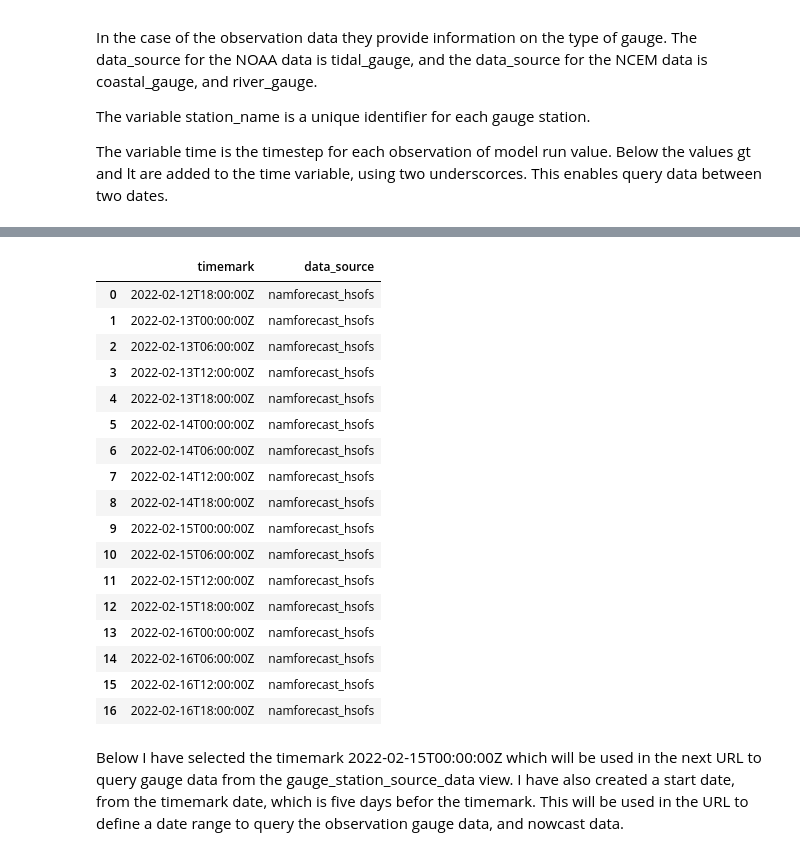
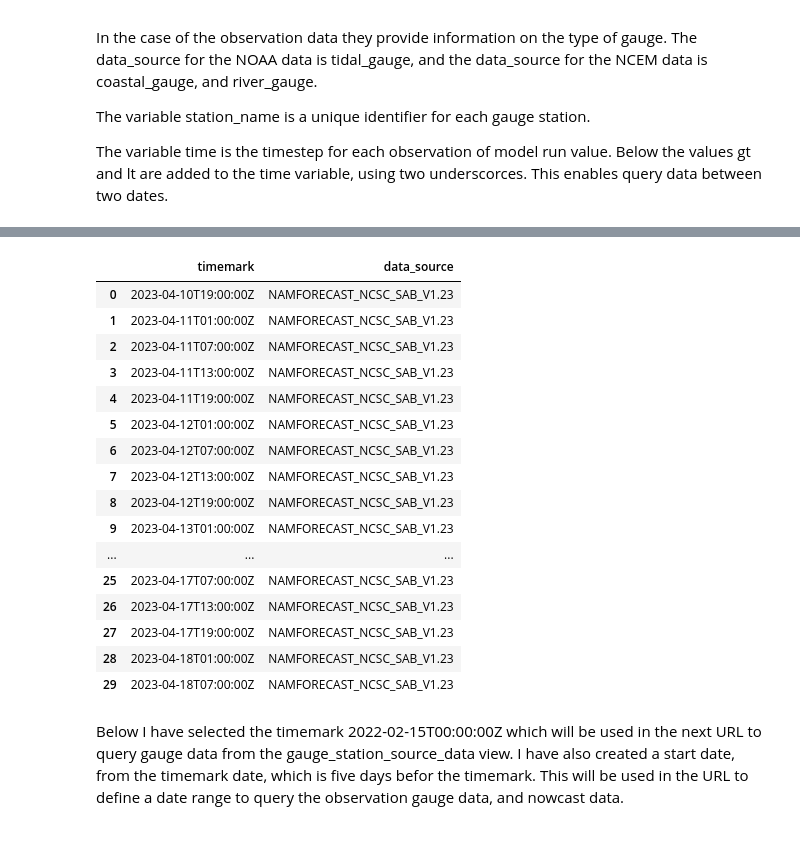
Before and after one commit to RENCI/apsviz-timeseriesdb-ingest, a Jupyter notebook: notebooks/plotDRF.ipynb, the cells around one changed output, grey strips where cells are left out. Cells and saved outputs as stored; diff of their text form; code cells hidden in the pictures.

```diff
--- a/notebooks/plotDRF.ipynb
+++ b/notebooks/plotDRF.ipynb
@@ -42,8 +42,7 @@ The variable station_name is a unique identifier for each gauge station.
 
 The variable time is the timestep for each observation of model run value. Below the values gt and lt are added to the time variable, using two underscorces. This enables query data between two dates.
 # %%
-urlstr = 'http://test-apsviz-timeseries.apps.renci.org/api/gauge_timemark/?fields=timemark,data_source&data_source=NAMFORECAST_NCSC_SAB_V1.23&station_name=8651370&time__gt=2023-04-10T00:00:00Z&time__lt=2023-04-20T00:00:00Z&psize=100000&format=json'
-
+urlstr = 'https://test-apsviz-timeseries-dev.apps.renci.org/api/gauge_timemark/?fields=timemark,data_source&data_source=NAMFORECAST_NCSC_SAB_V1.23&station_name=8651370&time__gt=2023-04-10T00:00:00Z&time__lt=2023-04-20T00:00:00Z&psize=100000&format=json'
 start_time = datetime.now()
 with urllib.request.urlopen(urlstr) as url:
     data = json.loads(url.read().decode())
@@ -57,21 +56,20 @@ Time elapsed (hh:mm:ss.ms) 0:00:00.324542
 |  | timemark | data_source |
-| 0 | 2022-02-12T18:00:00Z | namforecast_hsofs |
-| 1 | 2022-02-13T00:00:00Z | namforecast_hsofs |
-| 2 | 2022-02-13T06:00:00Z | namforecast_hsofs |
-| 3 | 2022-02-13T12:00:00Z | namforecast_hsofs |
-| 4 | 2022-02-13T18:00:00Z | namforecast_hsofs |
-| 5 | 2022-02-14T00:00:00Z | namforecast_hsofs |
-| 6 | 2022-02-14T06:00:00Z | namforecast_hsofs |
-| 7 | 2022-02-14T12:00:00Z | namforecast_hsofs |
-| 8 | 2022-02-14T18:00:00Z | namforecast_hsofs |
-| 9 | 2022-02-15T00:00:00Z | namforecast_hsofs |
-| 10 | 2022-02-15T06:00:00Z | namforecast_hsofs |
-| 11 | 2022-02-15T12:00:00Z | namforecast_hsofs |
-| 12 | 2022-02-15T18:00:00Z | namforecast_hsofs |
-| 13 | 2022-02-16T00:00:00Z | namforecast_hsofs |
-| 14 | 2022-02-16T06:00:00Z | namforecast_hsofs |
-| 15 | 2022-02-16T12:00:00Z | namforecast_hsofs |
-| 16 | 2022-02-16T18:00:00Z | namforecast_hsofs |
+| 0 | 2023-04-10T19:00:00Z | NAMFORECAST_NCSC_SAB_V1.23 |
+| 1 | 2023-04-11T01:00:00Z | NAMFORECAST_NCSC_SAB_V1.23 |
+| 2 | 2023-04-11T07:00:00Z | NAMFORECAST_NCSC_SAB_V1.23 |
+| 3 | 2023-04-11T13:00:00Z | NAMFORECAST_NCSC_SAB_V1.23 |
+| 4 | 2023-04-11T19:00:00Z | NAMFORECAST_NCSC_SAB_V1.23 |
+| 5 | 2023-04-12T01:00:00Z | NAMFORECAST_NCSC_SAB_V1.23 |
+| 6 | 2023-04-12T07:00:00Z | NAMFORECAST_NCSC_SAB_V1.23 |
+| 7 | 2023-04-12T13:00:00Z | NAMFORECAST_NCSC_SAB_V1.23 |
+| 8 | 2023-04-12T19:00:00Z | NAMFORECAST_NCSC_SAB_V1.23 |
+| 9 | 2023-04-13T01:00:00Z | NAMFORECAST_NCSC_SAB_V1.23 |
+| ... | ... | ... |
+| 25 | 2023-04-17T07:00:00Z | NAMFORECAST_NCSC_SAB_V1.23 |
+| 26 | 2023-04-17T13:00:00Z | NAMFORECAST_NCSC_SAB_V1.23 |
+| 27 | 2023-04-17T19:00:00Z | NAMFORECAST_NCSC_SAB_V1.23 |
+| 28 | 2023-04-18T01:00:00Z | NAMFORECAST_NCSC_SAB_V1.23 |
+| 29 | 2023-04-18T07:00:00Z | NAMFORECAST_NCSC_SAB_V1.23 |
 # %% [markdown]
 Below I have selected the timemark 2022-02-15T00:00:00Z which will be used in the next URL to query gauge data from the gauge_station_source_data view. I have also created a start date, from the timemark date, which is five days befor the timemark. This will be used in the URL to define a date range to query the observation gauge data, and nowcast data.
 # %%
```
Also changed, not shown: parts of 11 cells of this notebook.
